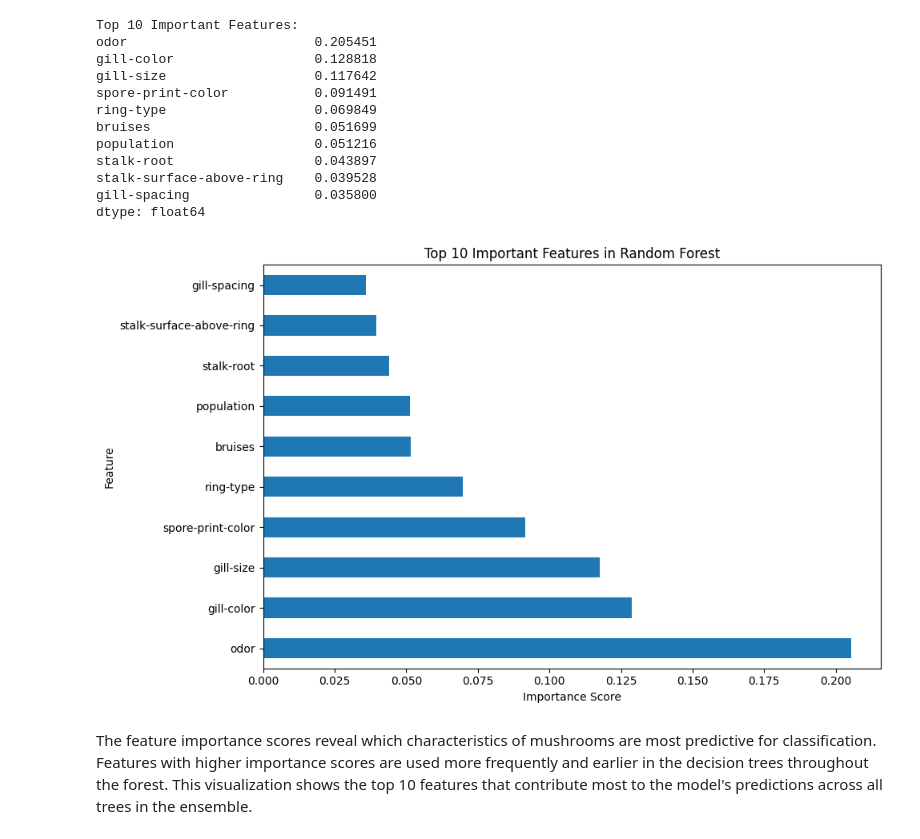
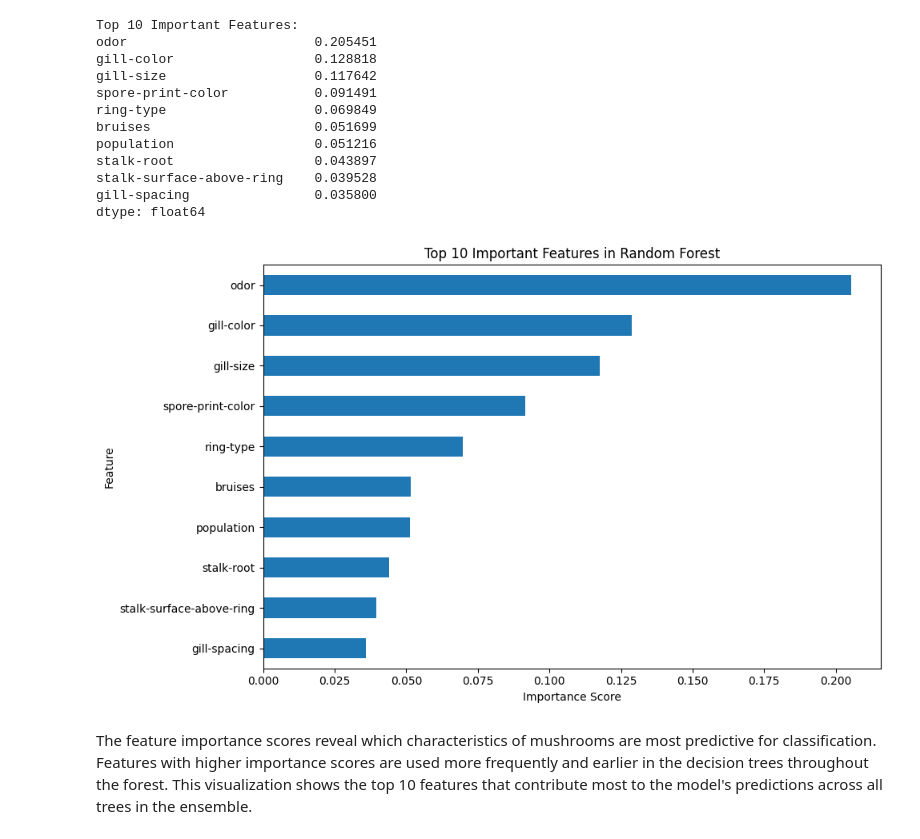
Before and after one commit to khushinanda29/mushroom-classification, a Jupyter notebook: notebooks/random_forest.ipynb, the cells around one changed output. Drawn from its saved outputs; the diff is of its cells as text; code cells hidden in the pictures.

Commit message:
Update bar chart to display top features in descending order

```diff
--- a/notebooks/random_forest.ipynb
+++ b/notebooks/random_forest.ipynb
@@ -118,14 +118,14 @@ dtype: float64
 # %%
 # Plot Feature Importance
 plt.figure(figsize=(10, 6))
-feature_importance.head(10).plot(kind="barh")
+feature_importance.head(10).iloc[::-1].plot(kind="barh")
 plt.xlabel("Importance Score")
 plt.ylabel("Feature")
 plt.title("Top 10 Important Features in Random Forest")
 plt.tight_layout()
 plt.show()
 # %% [output]
-[figure, old version]
+[figure, new version]
 # %% [markdown]
 The feature importance scores reveal which characteristics of mushrooms are most predictive for classification. Features with higher importance scores are used more frequently and earlier in the decision trees throughout the forest. This visualization shows the top 10 features that contribute most to the model's predictions across all trees in the ensemble.
 # %% [markdown]
```
